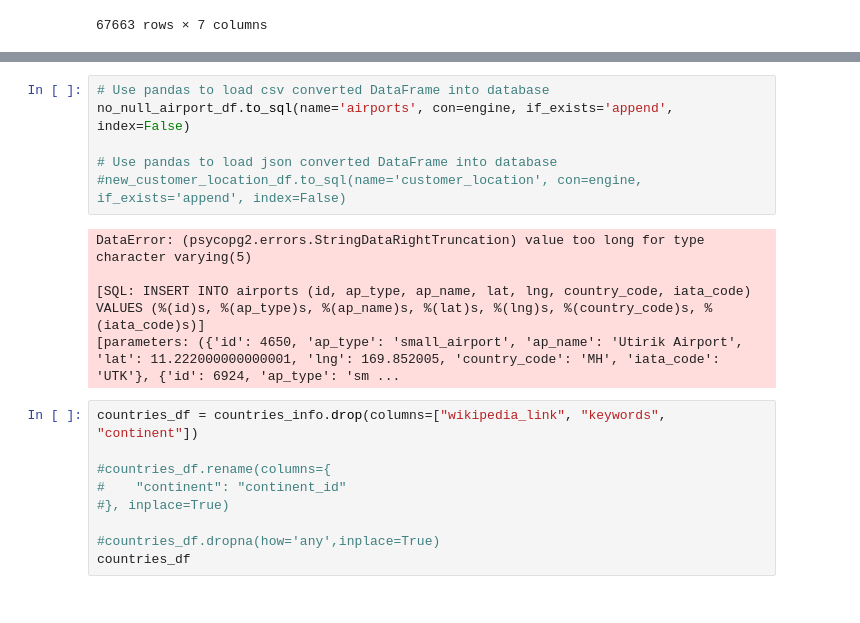
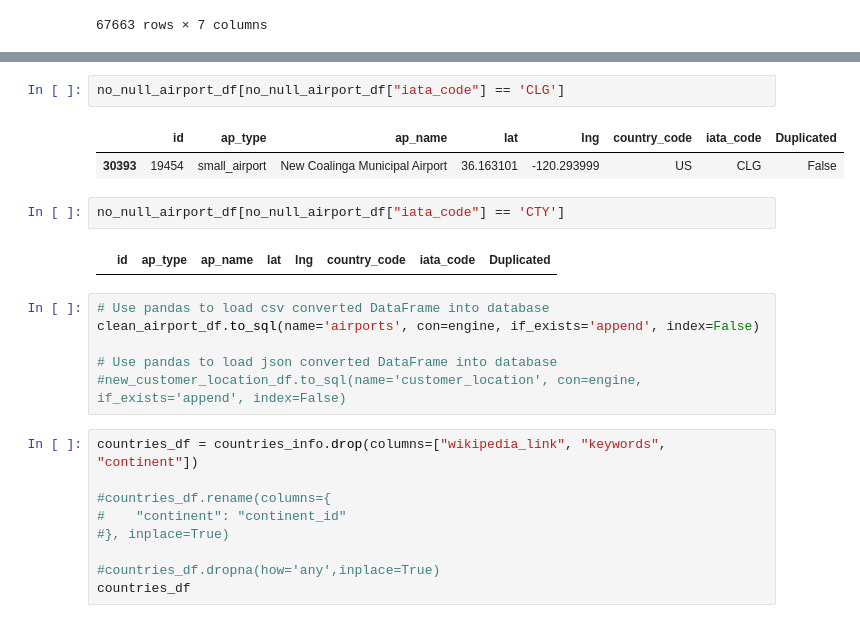
Before and after one commit to pete6184/ETL_Flight_Traffic_Info, a Jupyter notebook: Untitled.ipynb, the cells around one changed output, grey strips where cells are left out. Cells and saved outputs as stored; diff of their text form.

```diff
--- a/Untitled.ipynb
+++ b/Untitled.ipynb
@@ -83,14 +180,18 @@ no_null_airport_df
+# %%
+no_null_airport_df[no_null_airport_df["iata_code"] == 'CLG']
+# %% [output]
+|  | id | ap_type | ap_name | lat | lng | country_code | iata_code | Duplicated |
+| 30393 | 19454 | small_airport | New Coalinga Municipal Airport | 36.163101 | -120.293999 | US | CLG | False |
+# %%
+no_null_airport_df[no_null_airport_df["iata_code"] == 'CTY']
+# %% [output]
+|  | id | ap_type | ap_name | lat | lng | country_code | iata_code | Duplicated |
 # %%
 # Use pandas to load csv converted DataFrame into database
-no_null_airport_df.to_sql(name='airports', con=engine, if_exists='append', index=False)
+clean_airport_df.to_sql(name='airports', con=engine, if_exists='append', index=False)
 
 # Use pandas to load json converted DataFrame into database
 #new_customer_location_df.to_sql(name='customer_location', con=engine, if_exists='append', index=False)
-# %% [output]
-DataError: (psycopg2.errors.StringDataRightTruncation) value too long for type character varying(5)
-
-[SQL: INSERT INTO airports (id, ap_type, ap_name, lat, lng, country_code, iata_code) VALUES (%(id)s, %(ap_type)s, %(ap_name)s, %(lat)s, %(lng)s, %(country_code)s, %(iata_code)s)]
-[parameters: ({'id': 4650, 'ap_type': 'small_airport', 'ap_name': 'Utirik Airport', 'lat': 11.222000000000001, 'lng': 169.852005, 'country_code': 'MH', 'iata_code': 'UTK'}, {'id': 6924, 'ap_type': 'sm ...
 # %%
 countries_df = countries_info.drop(columns=["wikipedia_link", "keywords", "continent"])
 
```
Also changed, not shown: parts of 12 cells of this notebook, 2 other files.
